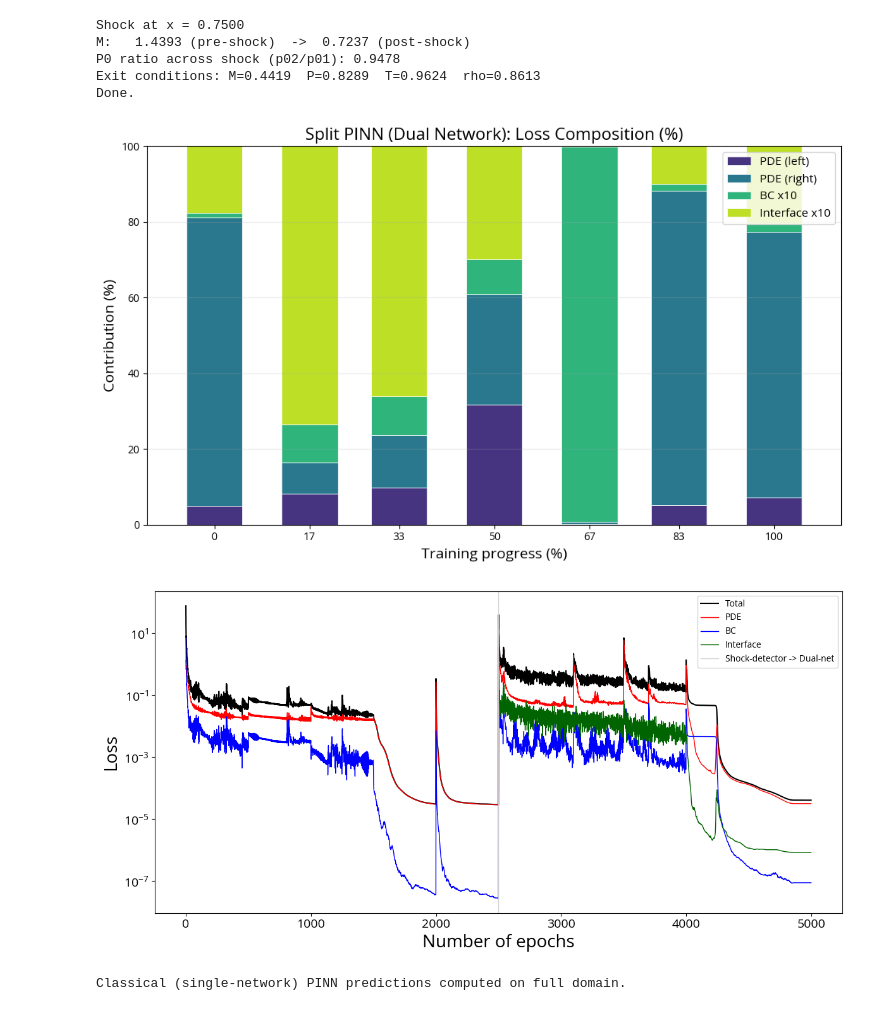
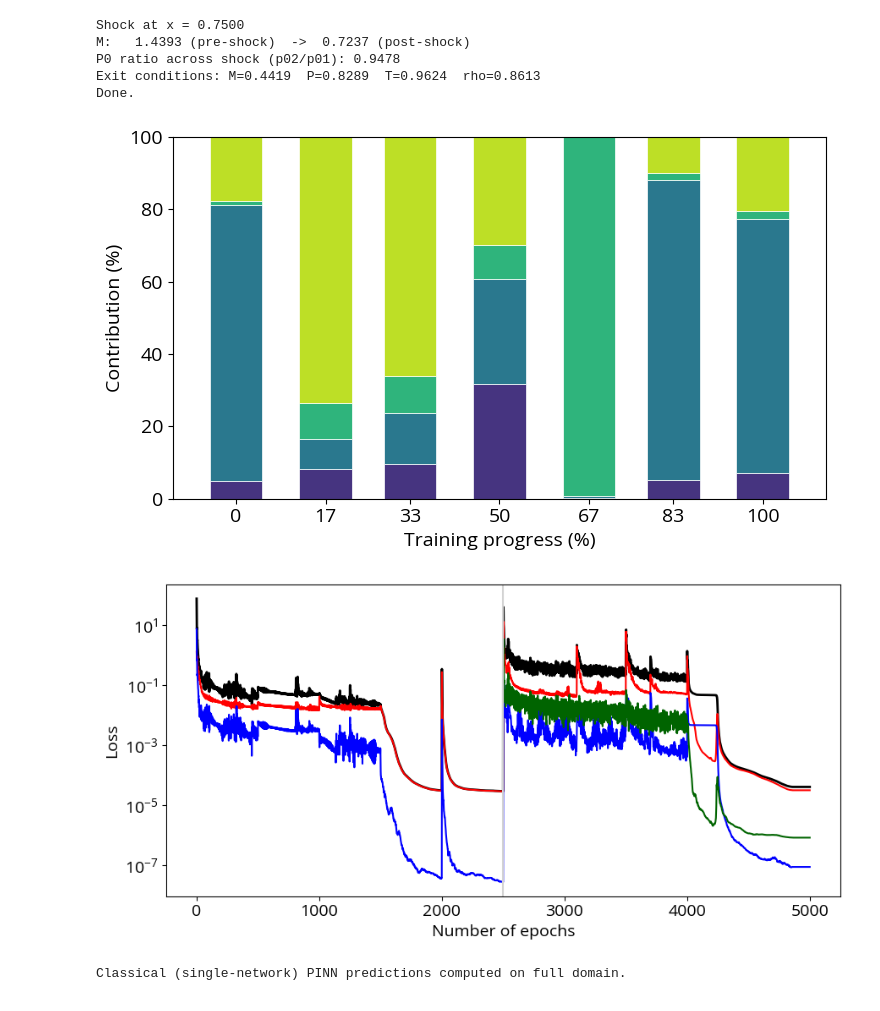
Before and after one commit to Lofty-Brambles/qsnippets, a Jupyter notebook: napc/unsteady_fb_add_pinn.ipynb, the cells around one changed output. Cells and saved outputs as stored; diff of their text form; code cells hidden in the pictures.

```diff
--- a/napc/unsteady_fb_add_pinn.ipynb
+++ b/napc/unsteady_fb_add_pinn.ipynb
@@ -1242,41 +1242,51 @@ checkpoints = np.array([0, 17, 33, 50, 67, 83, 100], dtype=int)
 idx = np.clip((checkpoints / 100.0 * (len(stack_pct) - 1)).round().astype(int), 0, len(stack_pct) - 1)
 bars = stack_pct[idx]
 
 labels = ["PDE (left)", "PDE (right)", f"BC x{DUAL_NET_BC_WEIGHT:g}", f"Interface x{DUAL_NET_INTERFACE_WEIGHT:g}"]
 colors = ["#463480", "#2a788e", "#2fb47c", "#bddf26"]
 
-fig, ax = plt.subplots(figsize=(10, 6))
+fig, ax = plt.subplots(figsize=(7.5, 4.5))
 width = 10.0
 bottom = np.zeros(len(checkpoints), dtype=float)
 
 for j in range(bars.shape[1]):
     ax.bar(
         checkpoints,
         bars[:, j],
         bottom=bottom,
         width=width,
         color=colors[j],
         edgecolor="white",
         linewidth=0.5,
         label=labels[j],
     )
     bottom += bars[:, j]
 
 ax.set_xlim(-12, 112)
 ax.set_ylim(0, 100)
 ax.set_xticks(checkpoints)
+
+ax.tick_params(axis="x", labelsize=14)
+ax.tick_params(axis="y", labelsize=14)
 ax.set_xlabel("Training progress (%)", fontsize=14)
 ax.set_ylabel("Contribution (%)", fontsize=14)
-ax.set_title("Split PINN (Dual Network): Loss Composition (%)", fontsize=16)
-ax.grid(True, axis="y", alpha=0.25)
-ax.legend(loc="upper right", fontsize=11)
+
+# ax.set_title("Split PINN (Dual Network): Loss Composition (%)", fontsize=16)
+# ax.grid(True, axis="y", alpha=0.25)
+# ax.legend(loc="upper right", fontsize=11)
 plt.tight_layout()
+plt.savefig("saved_figures/dual_net_loss_composition.svg", bbox_inches="tight")
 plt.show()
 # %% [output]
-[figure, old version]
+[figure, new version]
 # %%
 # Combined loss history (reference-style): shock-detector + dual-net phases.
-fig, ax = plt.subplots(1, 1, figsize=(12, 6))
+# total, color="black"
+# pde, color="red"
+# bc, color="blue"
+# interface, color="darkgreen"
+
+fig, ax = plt.subplots(1, 1, figsize=(9, 4.5))
 
 sd = np.asarray(shock_det_history, dtype=float)
 dl = np.asarray(dual_loss_history, dtype=float)
@@ -1296,24 +1306,25 @@ interface = np.concatenate([np.full(len(sd), np.nan), dl[:, 5]])
 
 epochs = np.arange(len(total), dtype=int)
 
-ax.semilogy(epochs, total, color="black", lw=1.5, label="Total")
-ax.semilogy(epochs, pde, color="red", lw=1.0, label="PDE")
-ax.semilogy(epochs, bc, color="blue", lw=1.0, label="BC")
-ax.semilogy(epochs, interface, color="darkgreen", lw=1.0, label="Interface")
+ax.semilogy(epochs, total, color="black", lw=2, label="Total")
+ax.semilogy(epochs, pde, color="red", lw=1.5, label="PDE")
+ax.semilogy(epochs, bc, color="blue", lw=1.5, label="BC")
+ax.semilogy(epochs, interface, color="darkgreen", lw=1.5, label="Interface")
 
-ax.axvline(split_at, color="lightgray", lw=1.0, label="Shock-detector -> Dual-net")
+ax.axvline(split_at, color="lightgray", lw=1.5, label="Shock-detector -> Dual-net")
 
-ax.set_xlabel("Number of epochs", fontsize=20)
-ax.set_ylabel("Loss", fontsize=20)
+ax.set_xlabel("Number of epochs", fontsize=14)
+ax.set_ylabel("Loss", fontsize=14)
 ax.tick_params(axis="x", labelsize=14)
 ax.tick_params(axis="y", labelsize=14)
-ax.grid(False)
-ax.legend(loc="upper right", fontsize=10)
+# ax.grid(False)
+# ax.legend(loc="upper right", fontsize=10)
 
 plt.tight_layout()
+plt.savefig("saved_figures/nozzle_loss_history.svg", bbox_inches="tight")
 plt.show()
 # %% [output]
-[figure, old version]
+[figure, new version]
 # %%
 # Classical (single, un-split network) predictions on the full domain,
 # evaluated at the same (x, T_STEADY) grid used for the dual-network results.
```
Also changed, not shown: parts of 5 cells of this notebook, 10 other files.
